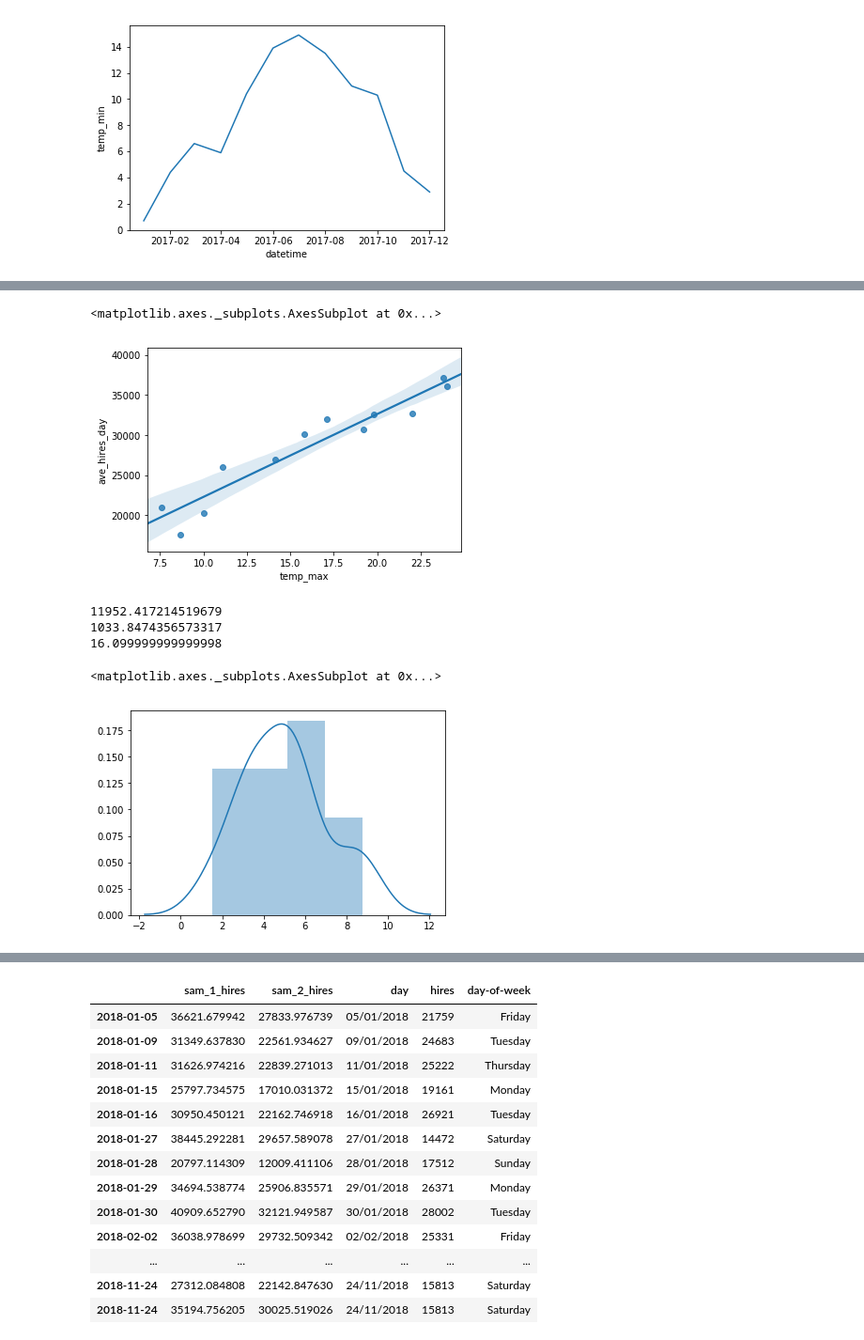
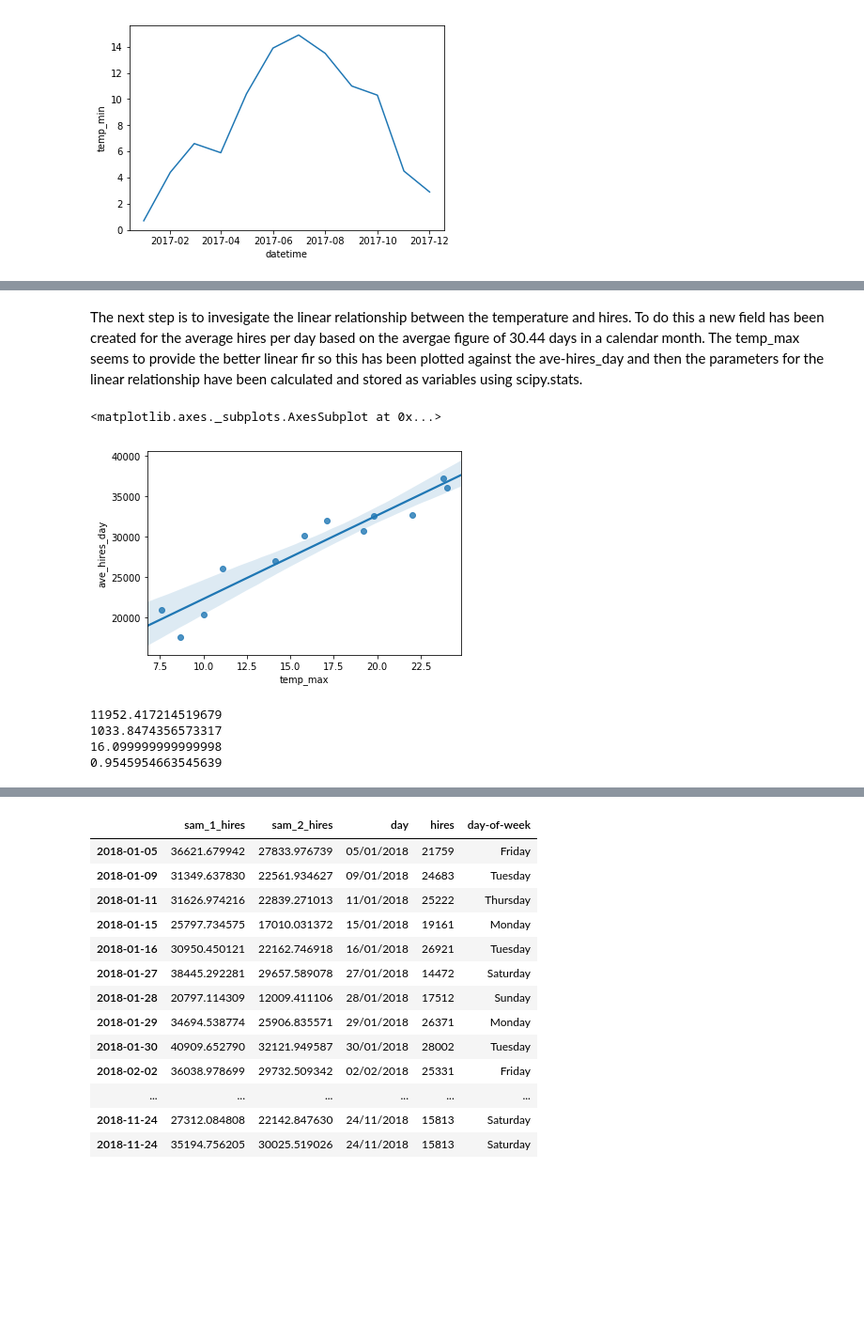
Before and after one commit to tommirrington/Simulated-Data, a Jupyter notebook: Simulated_Data.ipynb, the cells around one changed output, grey strips where cells are left out. Shown at 94% size. Drawn from its saved outputs; the diff is of its cells as text; code cells hidden in the pictures; blank space fills up the shorter version.

```diff
--- a/Simulated_Data.ipynb
+++ b/Simulated_Data.ipynb
@@ -337,8 +272,13 @@ monthly_2017
-# %%
-sns.regplot(x="temp_max", y="ave_hires_day", data=monthly_2017)
-# %% [output]
-<matplotlib.axes._subplots.AxesSubplot at 0x...>
-[figure, removed]
+# %% [markdown]
+The next step is to invesigate the linear relationship between the temperature and hires.  To do this a new field has been created for the average hires per day based on the avergae figure of 30.44 days in a calendar month.  The temp_max seems to provide the better linear fir so this has been plotted against the ave-hires_day and then the parameters for the linear relationship have been calculated and stored as variables using scipy.stats.
+# %%
+#create new field ave_hires_day uisng an average of 30.44 days in a month
+monthly_2017['ave_hires_day'] = ((monthly_2017['hires'])/30.44)
+
+sns.regplot(x="temp_max", y="ave_hires_day", data=monthly_2017)
+# %% [output]
+<matplotlib.axes._subplots.AxesSubplot at 0x...>
+[figure, added]
 # %%
 #https://docs.scipy.org/doc/scipy-0.14.0/reference/generated/scipy.stats.linregress.html
 import scipy.stats
@@ -353,13 +293,10 @@ mean_temp_max = monthly_2017['temp_max'].mean()
 
 print(intercept)
 print(slope)
-print(mean_temp)
+print(mean_temp_max)
+print(r_value)
 # %% [output]
 11952.417214519679
 1033.8474356573317
 16.099999999999998
+0.9545954663545639
-# %%
-sns.distplot(np.random.triangular(1,6,12,12))
-# %% [output]
-<matplotlib.axes._subplots.AxesSubplot at 0x...>
-[figure, removed]
```
Also changed, not shown: parts of 41 cells of this notebook.
